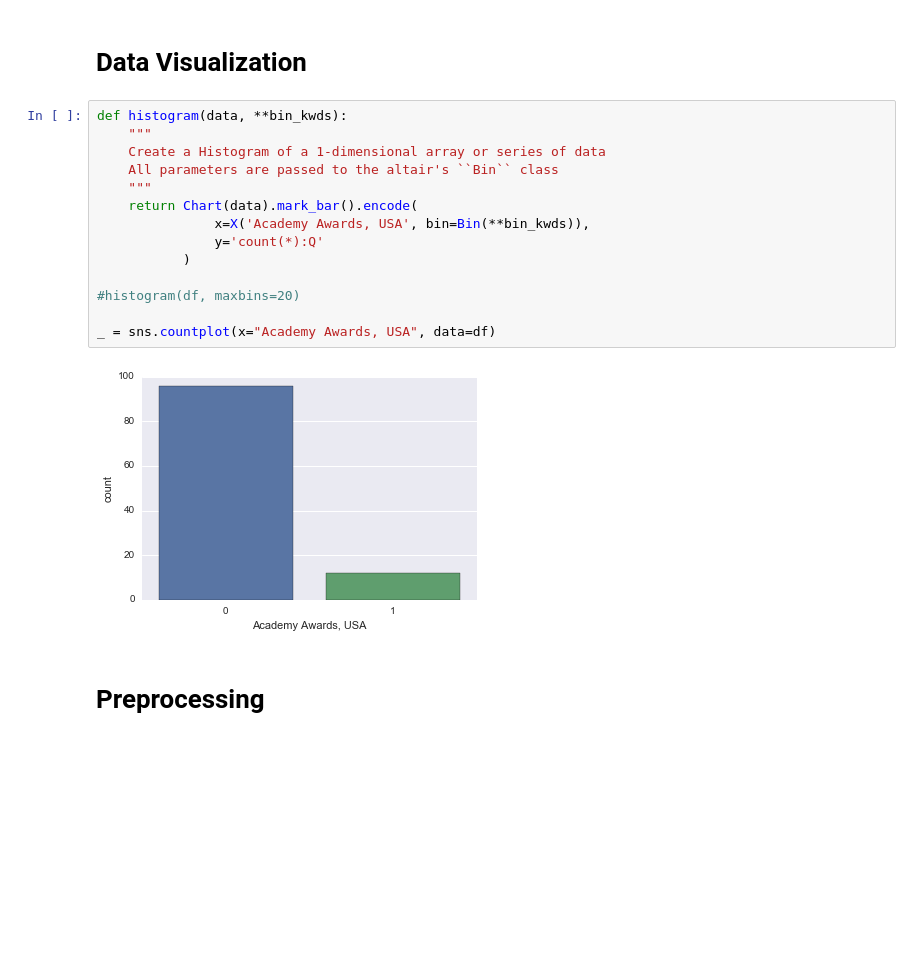
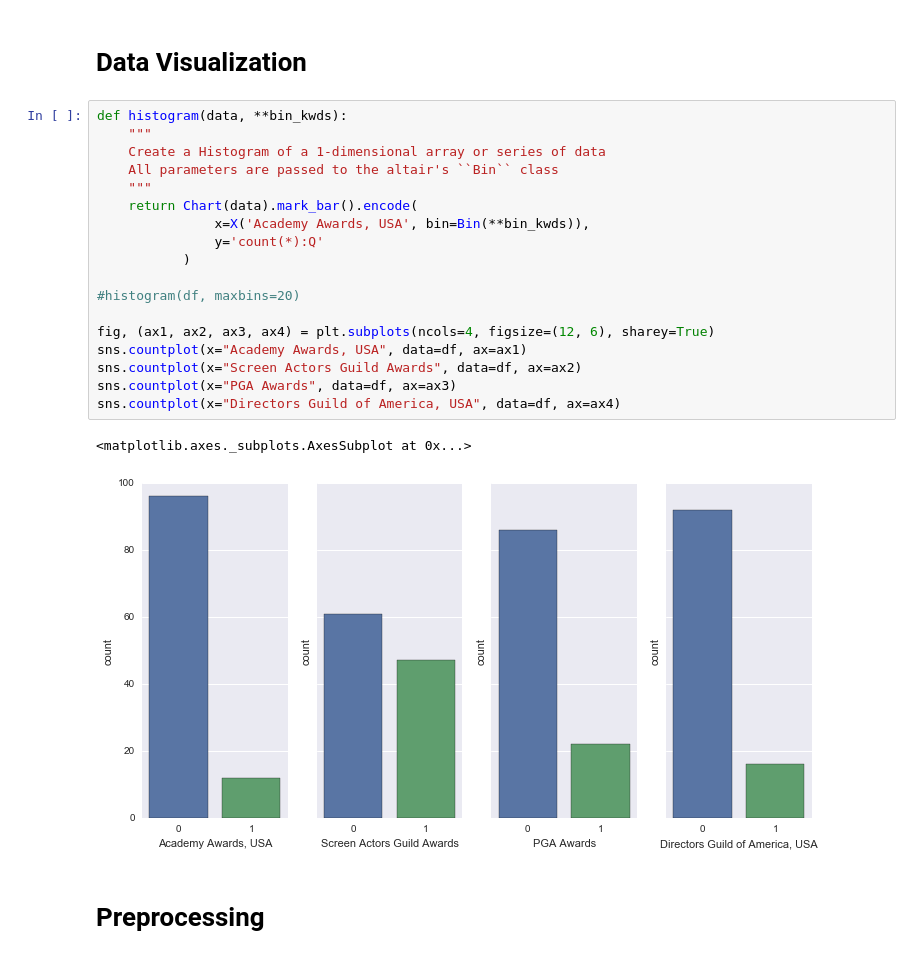
Before and after one commit to bencxs/oscars, a Jupyter notebook: 2_data_exploration_model.ipynb, the cells around one changed output. Cells and saved outputs as stored; diff of their text form; blank space fills up the shorter version.

Commit message:
feat: Add countplots for awards

```diff
--- a/2_data_exploration_model.ipynb
+++ b/2_data_exploration_model.ipynb
@@ -25,19 +25,24 @@ Dataset has 108 rows and 5 columns.
 # %%
 def histogram(data, **bin_kwds):
     """
     Create a Histogram of a 1-dimensional array or series of data
     All parameters are passed to the altair's ``Bin`` class
     """
     return Chart(data).mark_bar().encode(
                x=X('Academy Awards, USA', bin=Bin(**bin_kwds)),
                y='count(*):Q'
            )
 
 #histogram(df, maxbins=20)
 
-_ = sns.countplot(x="Academy Awards, USA", data=df)
+fig, (ax1, ax2, ax3, ax4) = plt.subplots(ncols=4, figsize=(12, 6), sharey=True)
+sns.countplot(x="Academy Awards, USA", data=df, ax=ax1)
+sns.countplot(x="Screen Actors Guild Awards", data=df, ax=ax2)
+sns.countplot(x="PGA Awards", data=df, ax=ax3)
+sns.countplot(x="Directors Guild of America, USA", data=df, ax=ax4)
 # %% [output]
+<matplotlib.axes._subplots.AxesSubplot at 0x...>
-[figure, old version]
+[figure, new version]
 # %% [markdown]
 # Preprocessing
 # %%
```
